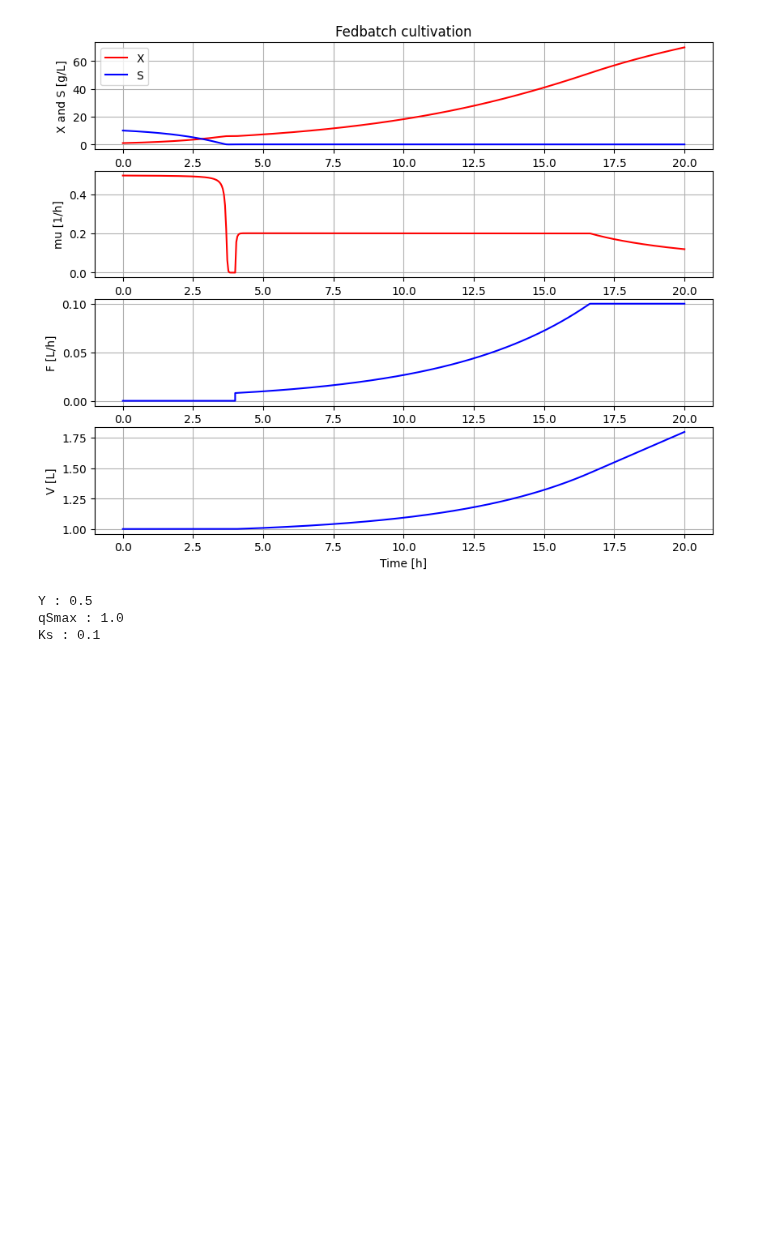
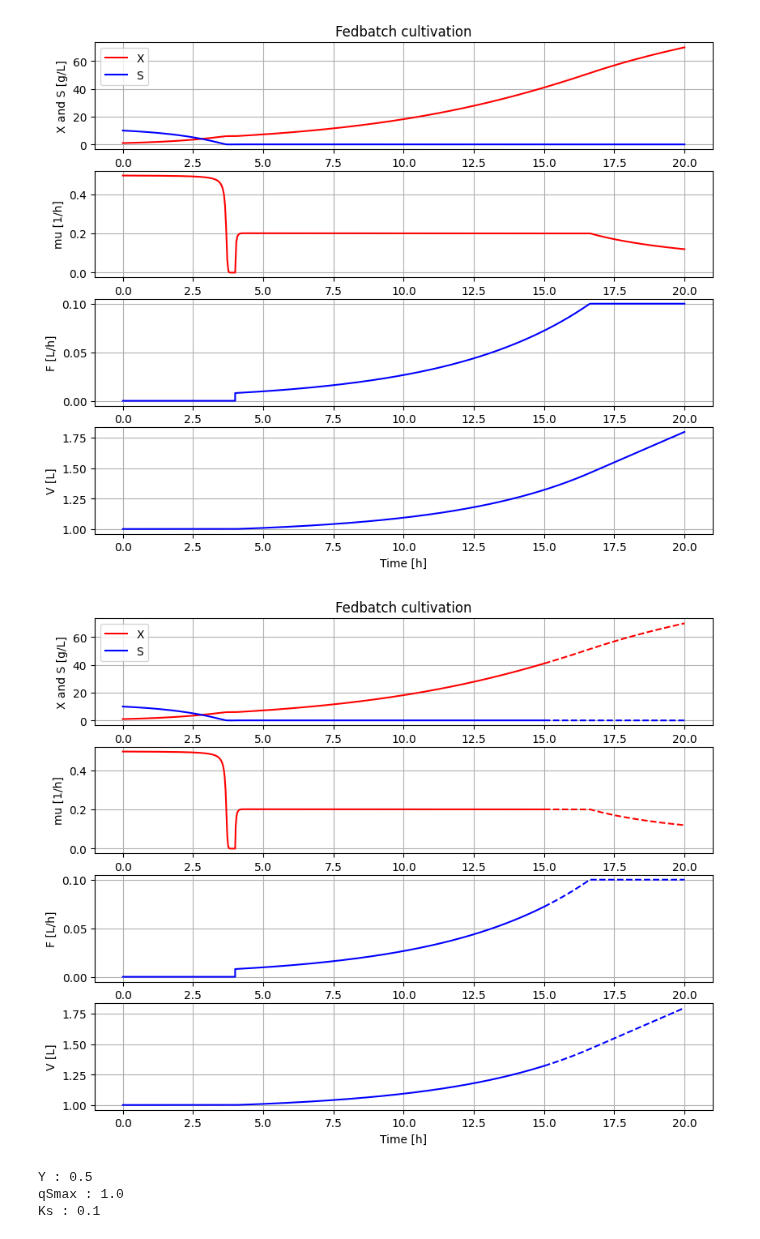
Before and after one commit to janpeter19/BPL_TEST2_Fedbatch, a Jupyter notebook: BPL_TEST2_Fedbatch_colab.ipynb, the cells around one changed output. Drawn from its saved outputs; the diff is of its cells as text; code cells hidden in the pictures; blank space fills up the shorter version.

```diff
--- a/BPL_TEST2_Fedbatch_colab.ipynb
+++ b/BPL_TEST2_Fedbatch_colab.ipynb
@@ -182,6 +169,13 @@ par(t_startExp=4, F_startExp=0.008, mu_feed=0.2, F_max=0.1)
 simu(20)
 # %% [output]
 [figure]
+# %%
+# Test function simu(mode='cont')
+newplot()
+simu(15)
+simu(5,'cont')
+# %% [output]
+[figure, added]
 # %%
 disp('culture')
 # %% [output]
```
Also changed, not shown: parts of 8 cells of this notebook.
